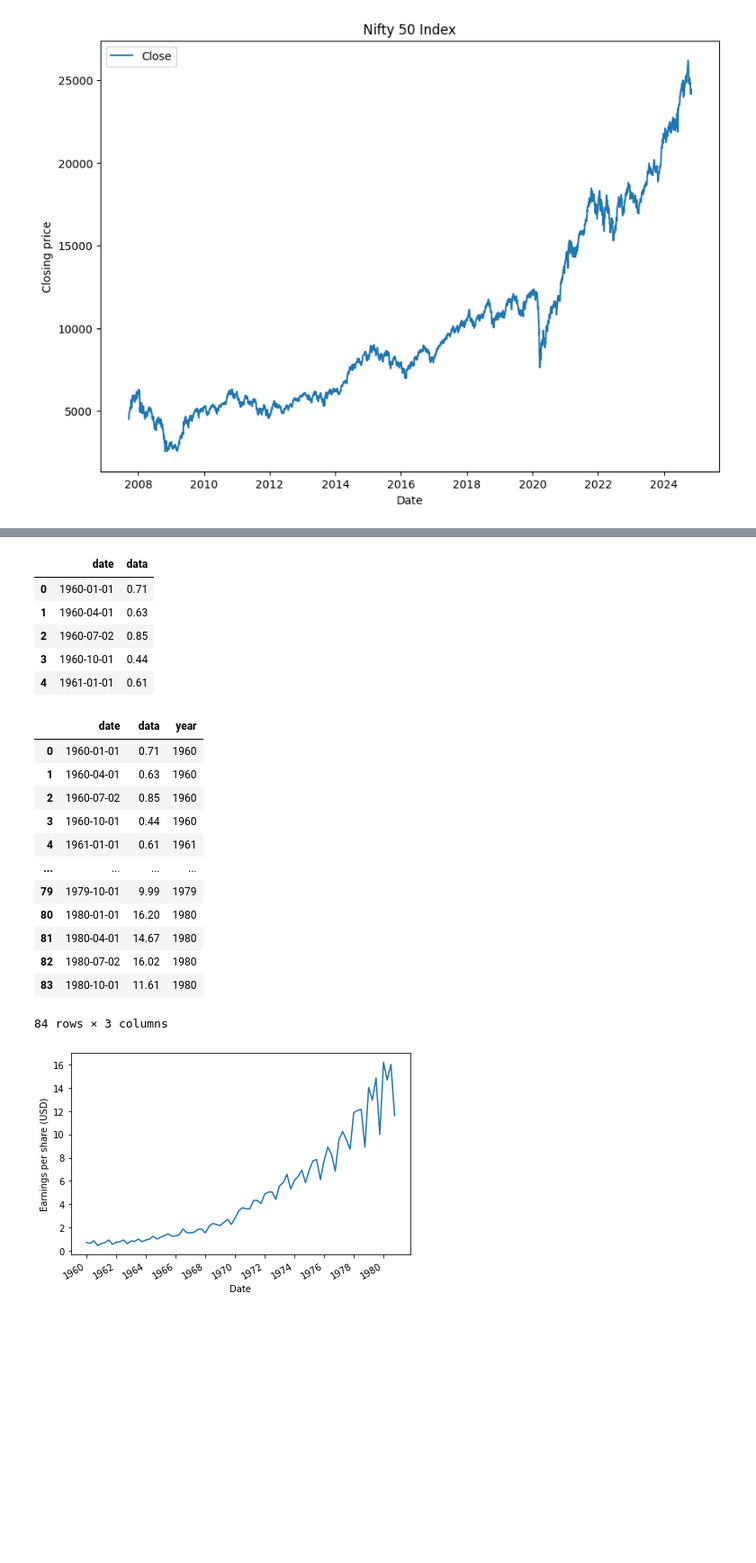
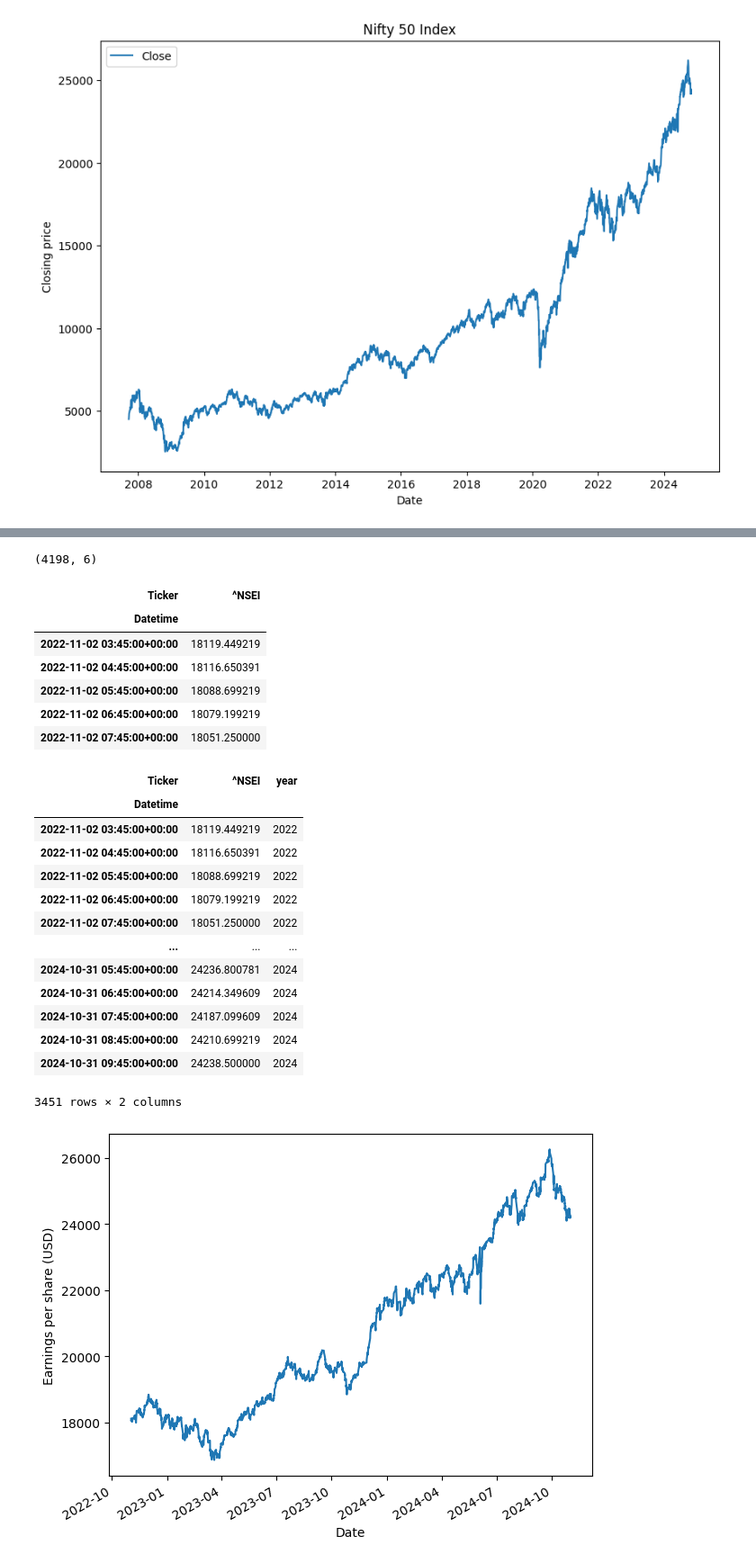
Before and after one commit to ManideepDonkena/TimeSeriesForecastingInPython, a Jupyter notebook: CH01/CH01.ipynb, the cells around one changed output, grey strips where cells are left out. Shown at 90% size. Drawn from its saved outputs; the diff is of its cells as text; code cells hidden in the pictures; blank space fills up the shorter version.

```diff
--- a/CH01/CH01.ipynb
+++ b/CH01/CH01.ipynb
@@ -194,43 +190,55 @@ plot_stock_data(data_hourly, 'Nifty 50 Index (Hourly data)')
+# %%
+# get the shape of the data
+data_daily.shape
+# data_hourly.shape
+# %% [output]
+(4198, 6)
+# %%
+df_hourly = data_hourly['Close'].dropna()
 # %%
-df = pd.read_csv('')
-df.head()
+# df_hourly_hourly_hourly = pd.read_csv('')
+df_hourly.head()
 # %% [output]
-|  | date | data |
-| 0 | 1960-01-01 | 0.71 |
-| 1 | 1960-04-01 | 0.63 |
-| 2 | 1960-07-02 | 0.85 |
-| 3 | 1960-10-01 | 0.44 |
-| 4 | 1961-01-01 | 0.61 |
+| Ticker | ^NSEI |
+| Datetime |  |
+| 2022-11-02 03:45:00+00:00 | 18119.449219 |
+| 2022-11-02 04:45:00+00:00 | 18116.650391 |
+| 2022-11-02 05:45:00+00:00 | 18088.699219 |
+| 2022-11-02 06:45:00+00:00 | 18079.199219 |
+| 2022-11-02 07:45:00+00:00 | 18051.250000 |
 # %%
-df['year'] = pd.DatetimeIndex(df['date']).year
-df
+df_hourly['year'] = pd.DatetimeIndex(df_hourly.index).year
+df_hourly
 # %% [output]
-|  | date | data | year |
-| 0 | 1960-01-01 | 0.71 | 1960 |
-| 1 | 1960-04-01 | 0.63 | 1960 |
-| 2 | 1960-07-02 | 0.85 | 1960 |
-| 3 | 1960-10-01 | 0.44 | 1960 |
-| 4 | 1961-01-01 | 0.61 | 1961 |
-| ... | ... | ... | ... |
-| 79 | 1979-10-01 | 9.99 | 1979 |
-| 80 | 1980-01-01 | 16.20 | 1980 |
-| 81 | 1980-04-01 | 14.67 | 1980 |
-| 82 | 1980-07-02 | 16.02 | 1980 |
-| 83 | 1980-10-01 | 11.61 | 1980 |
+| Ticker | ^NSEI | year |
+| Datetime |  |  |
+| 2022-11-02 03:45:00+00:00 | 18119.449219 | 2022 |
+| 2022-11-02 04:45:00+00:00 | 18116.650391 | 2022 |
+| 2022-11-02 05:45:00+00:00 | 18088.699219 | 2022 |
+| 2022-11-02 06:45:00+00:00 | 18079.199219 | 2022 |
+| 2022-11-02 07:45:00+00:00 | 18051.250000 | 2022 |
+| ... | ... | ... |
+| 2024-10-31 05:45:00+00:00 | 24236.800781 | 2024 |
+| 2024-10-31 06:45:00+00:00 | 24214.349609 | 2024 |
+| 2024-10-31 07:45:00+00:00 | 24187.099609 | 2024 |
+| 2024-10-31 08:45:00+00:00 | 24210.699219 | 2024 |
+| 2024-10-31 09:45:00+00:00 | 24238.500000 | 2024 |
-84 rows × 3 columns
+3451 rows × 2 columns
+# %%
+df_hourly['Close'] = df_hourly['^NSEI'].astype(float)
 # %%
 fig, ax = plt.subplots()
 
-ax.plot(df.date, df.data)
+ax.plot(df_hourly.index, df_hourly.Close, label='Close')
 ax.set_xlabel('Date')
 ax.set_ylabel('Earnings per share (USD)')
 
-plt.xticks(np.arange(0, 85, 8), [1960, 1962, 1964, 1966, 1968, 1970, 1972, 1974, 1976, 1978, 1980])
+# plt.xticks(np.arange(0, 85, 8), [1960, 1962, 1964, 1966, 1968, 1970, 1972, 1974, 1976, 1978, 1980])
 
 fig.autofmt_xdate()
 plt.tight_layout()
 
 plt.savefig('figures/CH01_F01_peixeiro.png', dpi=300)
 # %% [output]
-[figure, old version]
+[figure, new version]
 # %%
```
Also changed, not shown: parts of 10 cells of this notebook, 7 other files.
